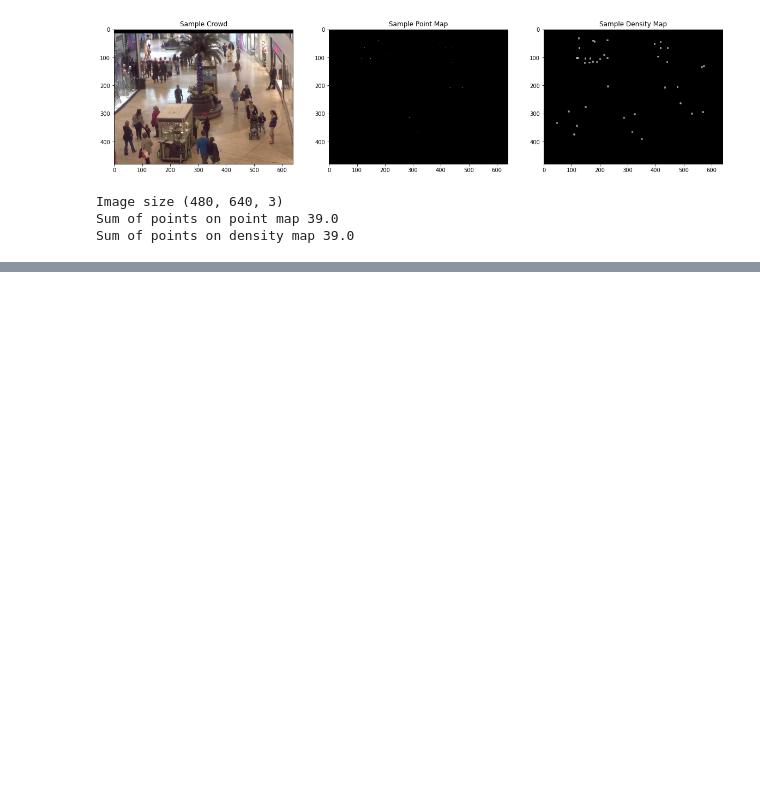
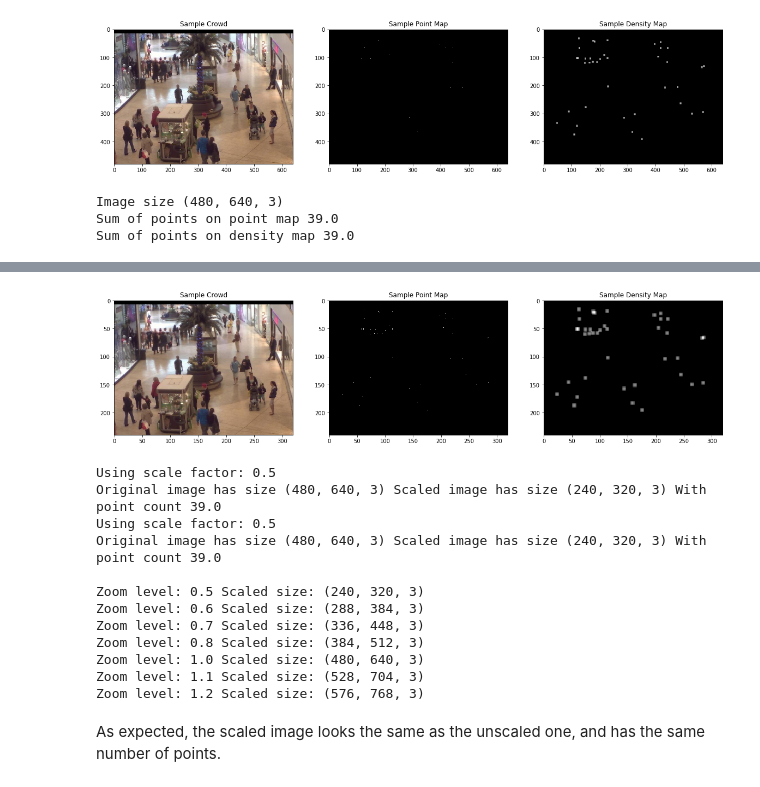
Before and after one commit to JayEh/Predict-Density-Maps, a Jupyter notebook: CNN Density Map Predictions .ipynb, the cells around one changed output, grey strips where cells are left out. Cells and saved outputs as stored; diff of their text form; code cells hidden in the pictures; blank space fills up the shorter version.

Commit message:
Added augmentation routines
Added image augmentation routines for scaling images and point maps

```diff
--- a/CNN Density Map Predictions .ipynb
+++ b/CNN Density Map Predictions .ipynb
@@ -87,0 +96,80 @@ Sum of points on density map 39.0
+# %%
+# density maps will be translated differently, we need to scale each point as an individual
+def scale_density_map(point_map, scale_factor):
+    # select the point locations and move them to their new translated location
+    points = np.argwhere(point_map == 1)
+    points = np.multiply(points, scale_factor).astype(np.int32)
+
+    # apply the scaled points to the scaled canvas
+    scaled_img_size = np.multiply(point_map.shape, scale_factor).astype(np.int32)
+    scaled_point_map = np.zeros((scaled_img_size[0], scaled_img_size[1]))
+    for p in points:
+        scaled_point_map[p[0]][p[1]] = 1
+
+    return scaled_point_map
+
+
+# the basic pyramid scaling is done with a resize operation at each scale
+def make_pyramid(image, d_map):
+    # image and point map must be the same resolution
+    assert image.shape[0] == d_map.shape[0] and image.shape[1] == d_map.shape[1]
+
+    zoom_levels = [0.50, 0.60, 0.70, 0.80, 1.00, 1.10, 1.20]
+    images = []
+    d_maps = []
+
+    for i, z in enumerate(zoom_levels):
+        # scale the image with a simple resize operation
+        im_resize = cv2.resize(image, None, 0, fx=zoom_levels[i], fy=zoom_levels[i])
+        images.append(im_resize)
+
+        # scale the point map with a different method that maintains the properties of the points we care about
+        dm_resize = scale_density_map(d_map, z)
+        d_maps.append(dm_resize)
+
+    return (zoom_levels, images, d_maps)
+
+# make a pyramid out of the test image and show a few samples
+zoom_levels, images, point_maps = make_pyramid(sample_crowd_img, sample_crowd_point_map_img)
+
+# look at a scaled image and its point and density maps
+scaled_image = images[0] #scaled at 0.60
+scaled_point_map = point_maps[0]
+scaled_density_map = cv2.GaussianBlur(scaled_point_map, (7,7), 3)
+
+# plot some samples to verify things are working as expected
+plt.figure(figsize=(20,10))
+plt.subplot(131)
+plt.title('Sample Crowd')
+plt.imshow(scaled_image)
+plt.subplot(132)
+plt.title('Sample Point Map')
+plt.imshow(scaled_point_map, interpolation='none', cmap='gray')
+plt.subplot(133)
+plt.title('Sample Density Map')
+plt.imshow(scaled_density_map, interpolation='none', cmap='gray')
+plt.show()
+
+print('Using scale factor:', zoom_levels[0])
+print('Original image has size', sample_crowd_img.shape, 'Scaled image has size', scaled_image.shape, 'With point count', scaled_density_map.sum())
+print('Using scale factor:', zoom_levels[0])
+print('Original image has size', sample_crowd_img.shape, 'Scaled image has size', scaled_image.shape, 'With point count', scaled_density_map.sum())
+print('')
+for i, img in enumerate(images):
+    print('Zoom level:', zoom_levels[i], 'Scaled size:', img.shape)
+# %% [output]
+[figure, added]
+Using scale factor: 0.5
+Original image has size (480, 640, 3) Scaled image has size (240, 320, 3) With point count 39.0
+Using scale factor: 0.5
+Original image has size (480, 640, 3) Scaled image has size (240, 320, 3) With point count 39.0
+
+Zoom level: 0.5 Scaled size: (240, 320, 3)
+Zoom level: 0.6 Scaled size: (288, 384, 3)
+Zoom level: 0.7 Scaled size: (336, 448, 3)
+Zoom level: 0.8 Scaled size: (384, 512, 3)
+Zoom level: 1.0 Scaled size: (480, 640, 3)
+Zoom level: 1.1 Scaled size: (528, 704, 3)
+Zoom level: 1.2 Scaled size: (576, 768, 3)
+# %% [markdown]
+As expected, the scaled image looks the same as the unscaled one, and has the same number of points.
```
Also changed, not shown: parts of 3 cells of this notebook.
